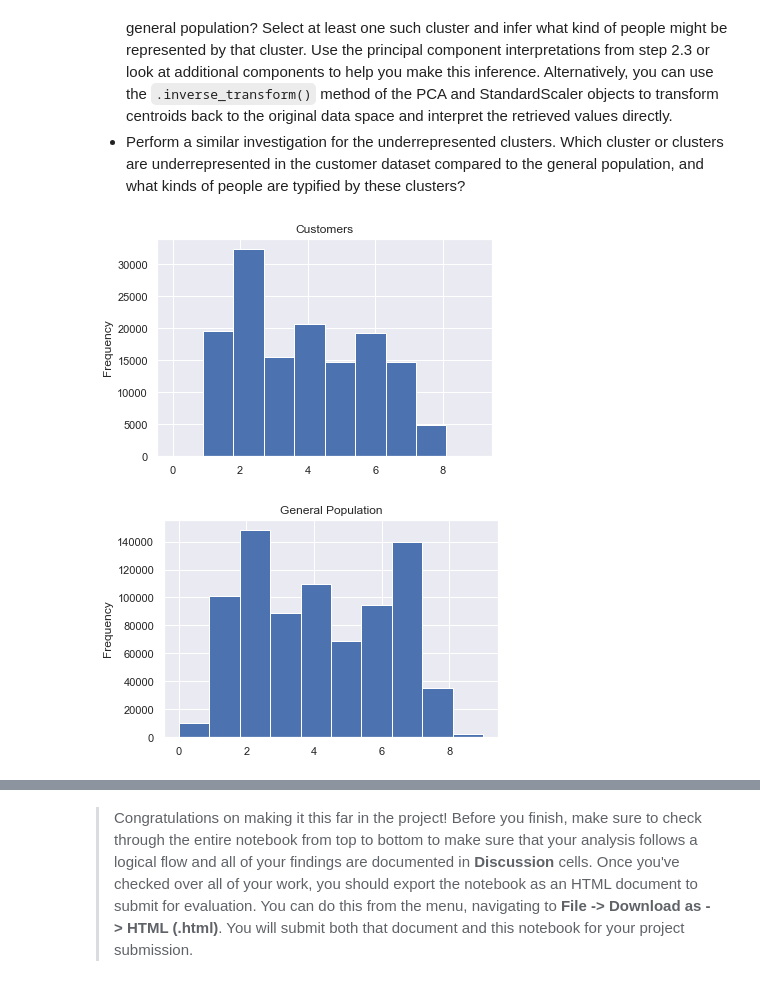
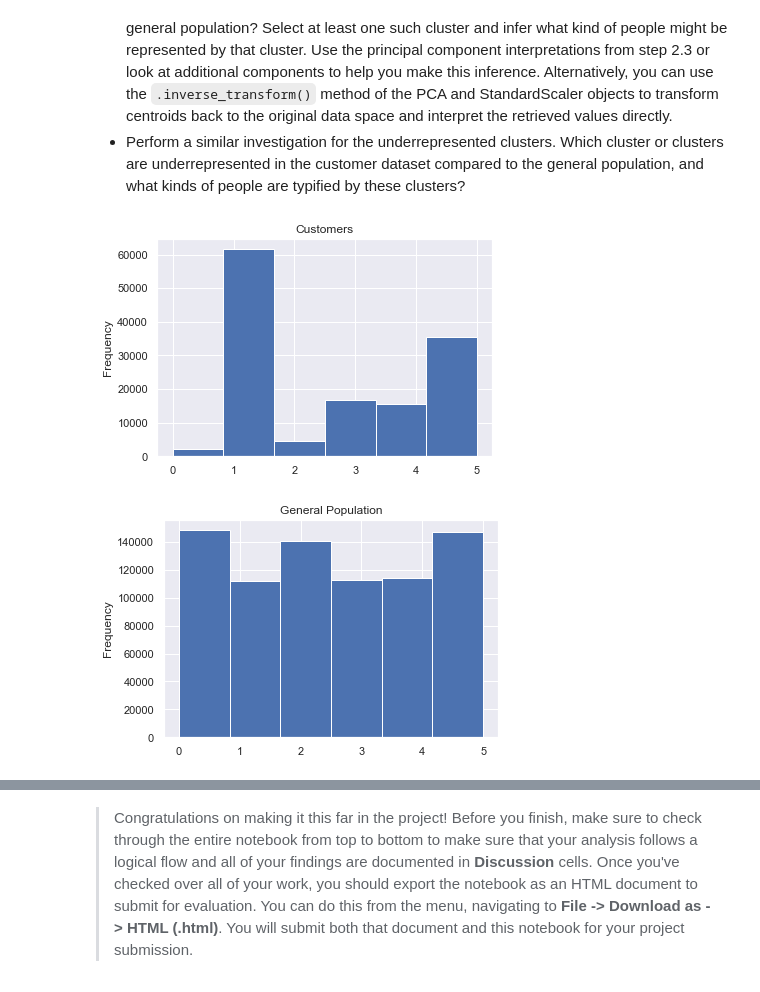
Before and after one commit to FedorSulaev/CustomerSegments, a Jupyter notebook: Identify_Customer_Segments.ipynb, the cells around one changed output, grey strips where cells are left out. Cells and saved outputs as stored; diff of their text form; code cells hidden in the pictures.

Commit message:
fix: Clustering

```diff
--- a/Identify_Customer_Segments.ipynb
+++ b/Identify_Customer_Segments.ipynb
@@ -345,7 +345,7 @@ CAMEO_DEU_2015: ['8A' '4C' '2A' '6B' '8C' '4A' '2D' '1A' '1E' '9D' '5C' '8B' '7A
 # %%
 # Re-encode categorical variable(s) to be kept in the analysis.
 def encode_categorical(data):
-    result = data.drop(['LP_FAMILIE_FEIN', 'LP_STATUS_FEIN', 'CAMEO_DEU_2015'], axis=1)
+    result = data.drop(['LP_FAMILIE_FEIN', 'LP_STATUS_FEIN', 'CAMEO_DEU_2015', 'GEBAEUDETYP'], axis=1)
     result['OST_WEST_KZ'] = data['OST_WEST_KZ'].apply(lambda x: 0 if x == 'O' else 1)
     multi_level_features = list()
     for feature in feat_info[feat_info.type == 'categorical'].attribute:
@@ -791,7 +791,7 @@ Text(0, 0.5, 'Average squared distance')
 # %%
 # Re-fit the k-means model with the selected number of clusters and obtain
 # cluster predictions for the general population demographics data.
-kmeans = KMeans(n_clusters=10)
+kmeans = KMeans(n_clusters=6)
 pred_genpop = kmeans.fit_predict(azdias_reduced)
 # %% [markdown]
 ### Discussion 3.1: Apply Clustering to General Population
@@ -870,15 +872,15 @@ Take a look at the following points in this step:
 # Compare the proportion of data in each cluster for the customer data to the
 # proportion of data in each cluster for the general population.
 
-plt.hist(pred_customers, bins=10)
+plt.hist(pred_customers, bins=6)
 plt.gca().set(title='Customers', ylabel='Frequency');
 # %% [output]
-[figure, old version]
+[figure, new version]
 # %%
-plt.hist(pred_genpop, bins=10)
+plt.hist(pred_genpop, bins=6)
 plt.gca().set(title='General Population', ylabel='Frequency');
 # %% [output]
-[figure, old version]
+[figure, new version]
 # %%
 # What kinds of people are part of a cluster that is overrepresented in the
 # customer data compared to the general population?
```
Also changed, not shown: parts of 22 cells of this notebook.
